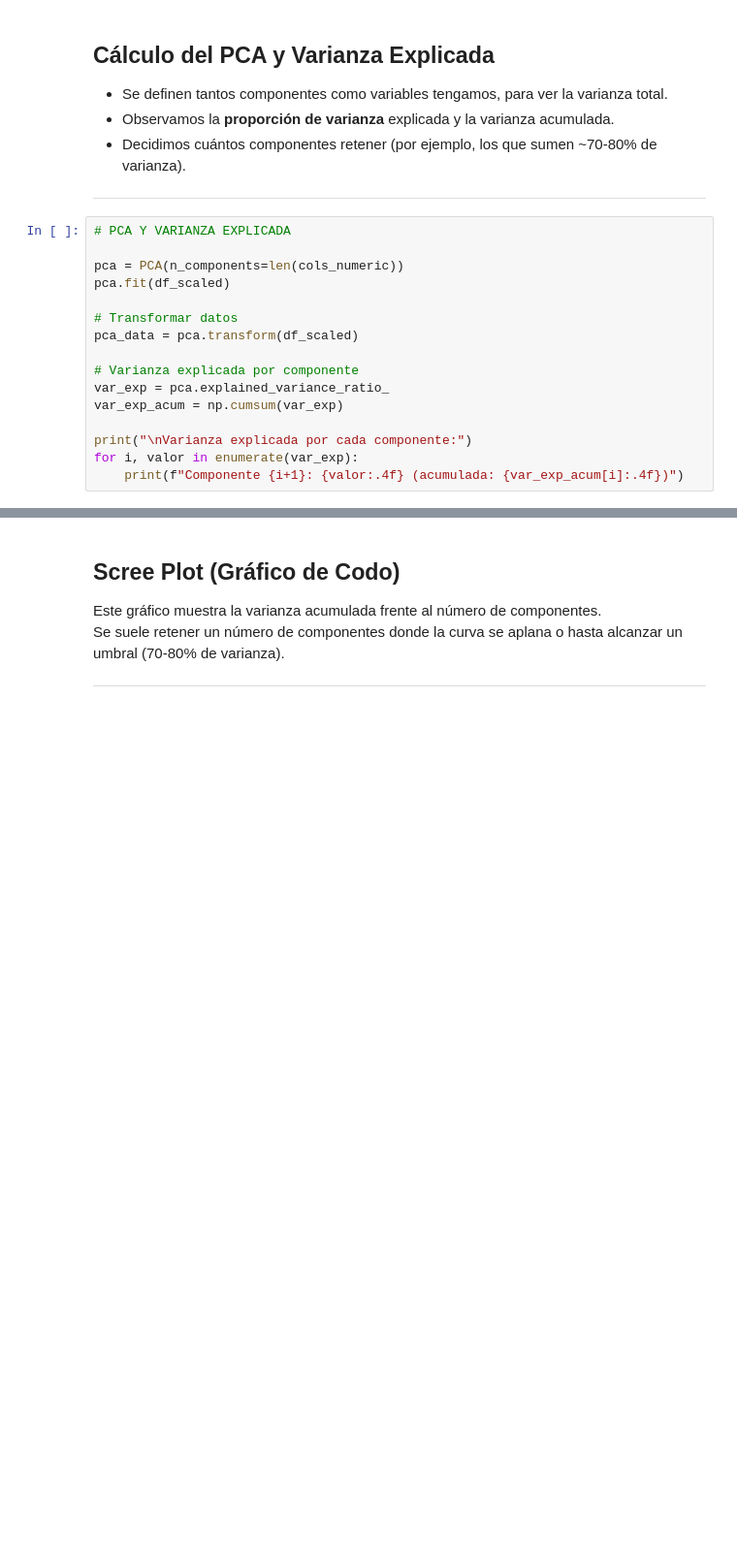
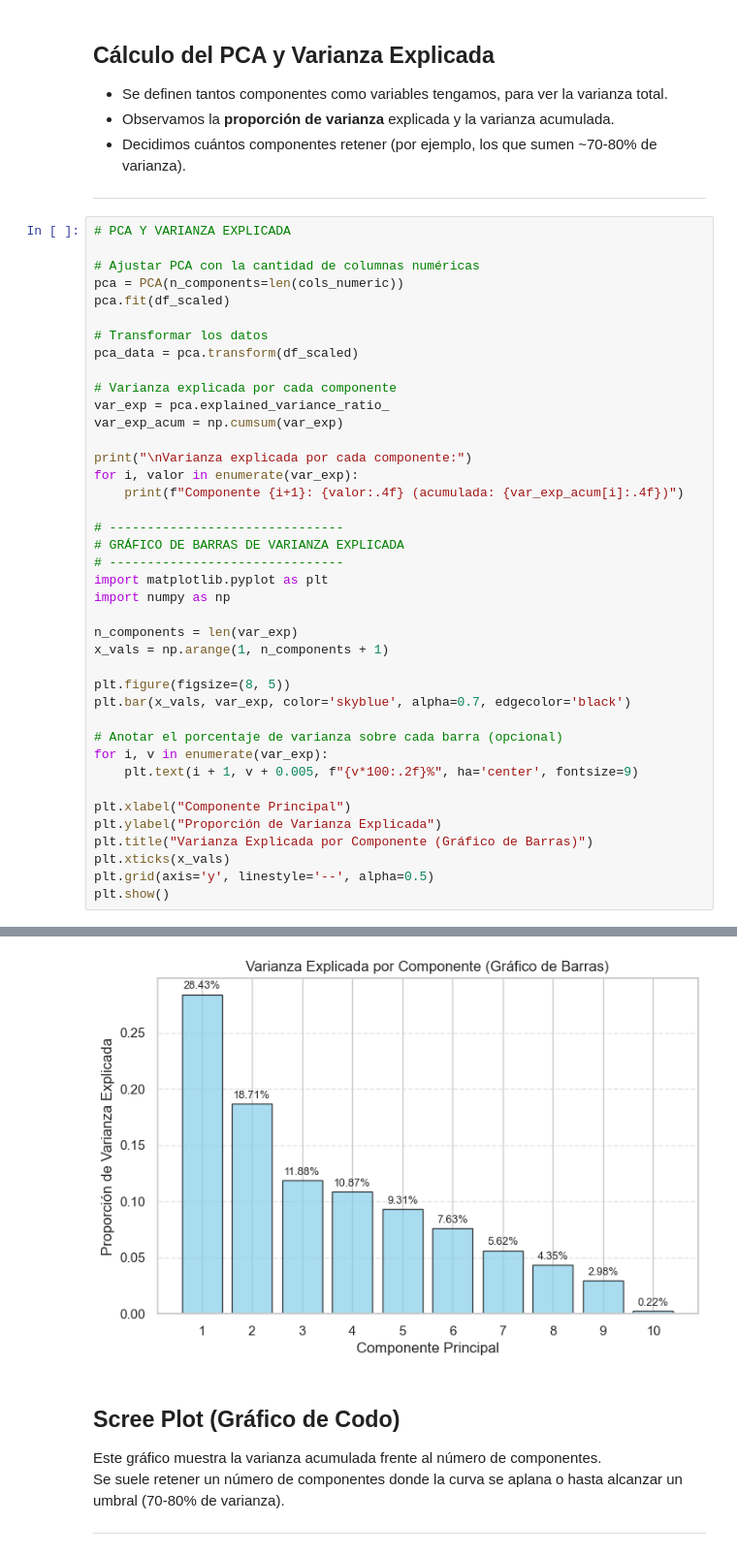
Before and after one commit to HanseLopez99/Data-Mining-HT2, a Jupyter notebook: PCA.ipynb, the cells around one changed output, grey strips where cells are left out. Shown at 97% size. Drawn from its saved outputs; the diff is of its cells as text; blank space fills up the shorter version.

```diff
--- a/PCA.ipynb
+++ b/PCA.ipynb
@@ -202,31 +202,56 @@ Componente 10: 0.0022 (acumulada: 1.0000)
 # %%
 # PCA Y VARIANZA EXPLICADA
 
+# Ajustar PCA con la cantidad de columnas numéricas
 pca = PCA(n_components=len(cols_numeric))
 pca.fit(df_scaled)
 
-# Transformar datos
+# Transformar los datos
 pca_data = pca.transform(df_scaled)
 
-# Varianza explicada por componente
+# Varianza explicada por cada componente
 var_exp = pca.explained_variance_ratio_
 var_exp_acum = np.cumsum(var_exp)
 
 print("\nVarianza explicada por cada componente:")
 for i, valor in enumerate(var_exp):
     print(f"Componente {i+1}: {valor:.4f} (acumulada: {var_exp_acum[i]:.4f})")
+
+# -------------------------------
+# GRÁFICO DE BARRAS DE VARIANZA EXPLICADA
+# -------------------------------
+import matplotlib.pyplot as plt
+import numpy as np
+
+n_components = len(var_exp)
+x_vals = np.arange(1, n_components + 1)
+
+plt.figure(figsize=(8, 5))
+plt.bar(x_vals, var_exp, color='skyblue', alpha=0.7, edgecolor='black')
+
+# Anotar el porcentaje de varianza sobre cada barra (opcional)
+for i, v in enumerate(var_exp):
+    plt.text(i + 1, v + 0.005, f"{v*100:.2f}%", ha='center', fontsize=9)
+
+plt.xlabel("Componente Principal")
+plt.ylabel("Proporción de Varianza Explicada")
+plt.title("Varianza Explicada por Componente (Gráfico de Barras)")
+plt.xticks(x_vals)
+plt.grid(axis='y', linestyle='--', alpha=0.5)
+plt.show()
 # %% [output]
 Varianza explicada por cada componente:
 Componente 1: 0.2843 (acumulada: 0.2843)
 Componente 2: 0.1871 (acumulada: 0.4714)
 Componente 3: 0.1188 (acumulada: 0.5902)
 Componente 4: 0.1087 (acumulada: 0.6989)
 Componente 5: 0.0931 (acumulada: 0.7920)
 Componente 6: 0.0763 (acumulada: 0.8683)
 Componente 7: 0.0562 (acumulada: 0.9245)
 Componente 8: 0.0435 (acumulada: 0.9681)
 Componente 9: 0.0298 (acumulada: 0.9978)
 Componente 10: 0.0022 (acumulada: 1.0000)
+[figure, added]
 # %% [markdown]
 ## Scree Plot (Gráfico de Codo)
 
```
Also changed, not shown: 2 other files.
